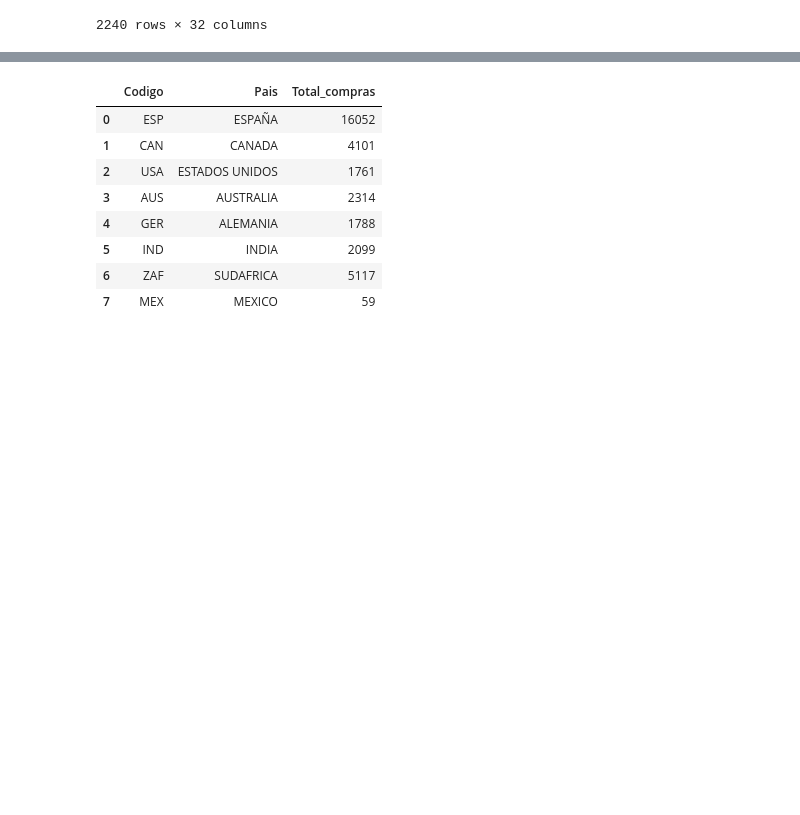
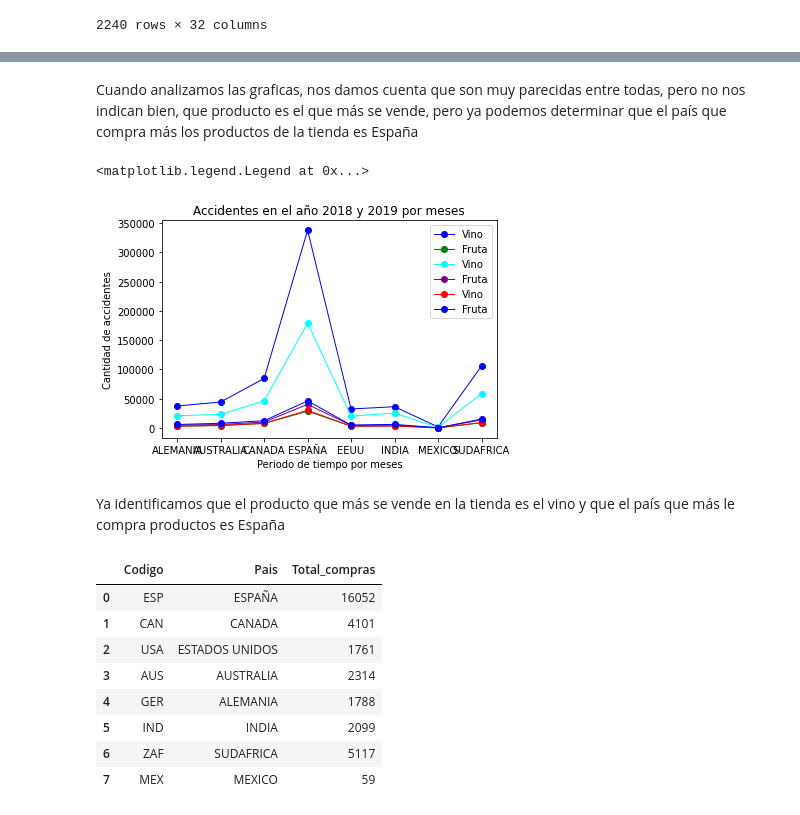
Before and after one commit to GabyLeon10100/MujeresDigitales, a Jupyter notebook: ProyectoFinal.ipynb, the cells around one changed output, grey strips where cells are left out. Saved outputs shown, nothing was run; the diff lists cells and outputs as text; code cells hidden in the pictures; blank space fills up the shorter version.

```diff
--- a/ProyectoFinal.ipynb
+++ b/ProyectoFinal.ipynb
@@ -299,3 +304,29 @@ plt.subplots_adjust(wspace=0.5);
+# %% [markdown]
+Cuando analizamos las graficas, nos damos cuenta que son muy parecidas entre todas, pero no nos indican bien, que producto es el que más se vende, pero ya podemos determinar que el país que compra más los productos de la tienda es España
+# %%
+#Creamos la grafica
+y = compra['Wine']
+y2 = compra['Fruit']
+y3 = compra['Meat']
+y4 = compra['Fish']
+y5 = compra['Sweet']
+y6 = compra['Gold']
+x = ["ALEMANIA", "AUSTRALIA", "CANADA", "ESPAÑA", "EEUU", "INDIA", "MEXICO", "SUDAFRICA"]
+plt.plot(x,y,label='Vino', linewidth = 1, color='blue', marker = "o")
+plt.plot(x,y2, label='Fruta',linewidth= 1, color='green', marker = "o")
+plt.plot(x,y3,label='Vino', linewidth = 1, color='cyan', marker = "o")
+plt.plot(x,y4, label='Fruta',linewidth= 1, color='purple', marker = "o")
+plt.plot(x,y5,label='Vino', linewidth = 1, color='red', marker = "o")
+plt.plot(x,y6, label='Fruta',linewidth= 1, color='blue', marker = "o")
+plt.title("Accidentes en el año 2018 y 2019 por meses")
+plt.ylabel("Cantidad de accidentes")
+plt.xlabel("Periodo de tiempo por meses")
+plt.legend()
+# %% [output]
+<matplotlib.legend.Legend at 0x...>
+[figure, added]
+# %% [markdown]
+Ya identificamos que el producto que más se vende en la tienda es el vino y que el país que más le compra productos es España
 # %%
 #Necesitamos agrupar los paises y sacar el número de compras
 df_compras = data.groupby(['codigo', 'Code_country'])['TotalPurchases'].sum()
```
Also changed, not shown: parts of 58 cells of this notebook.
